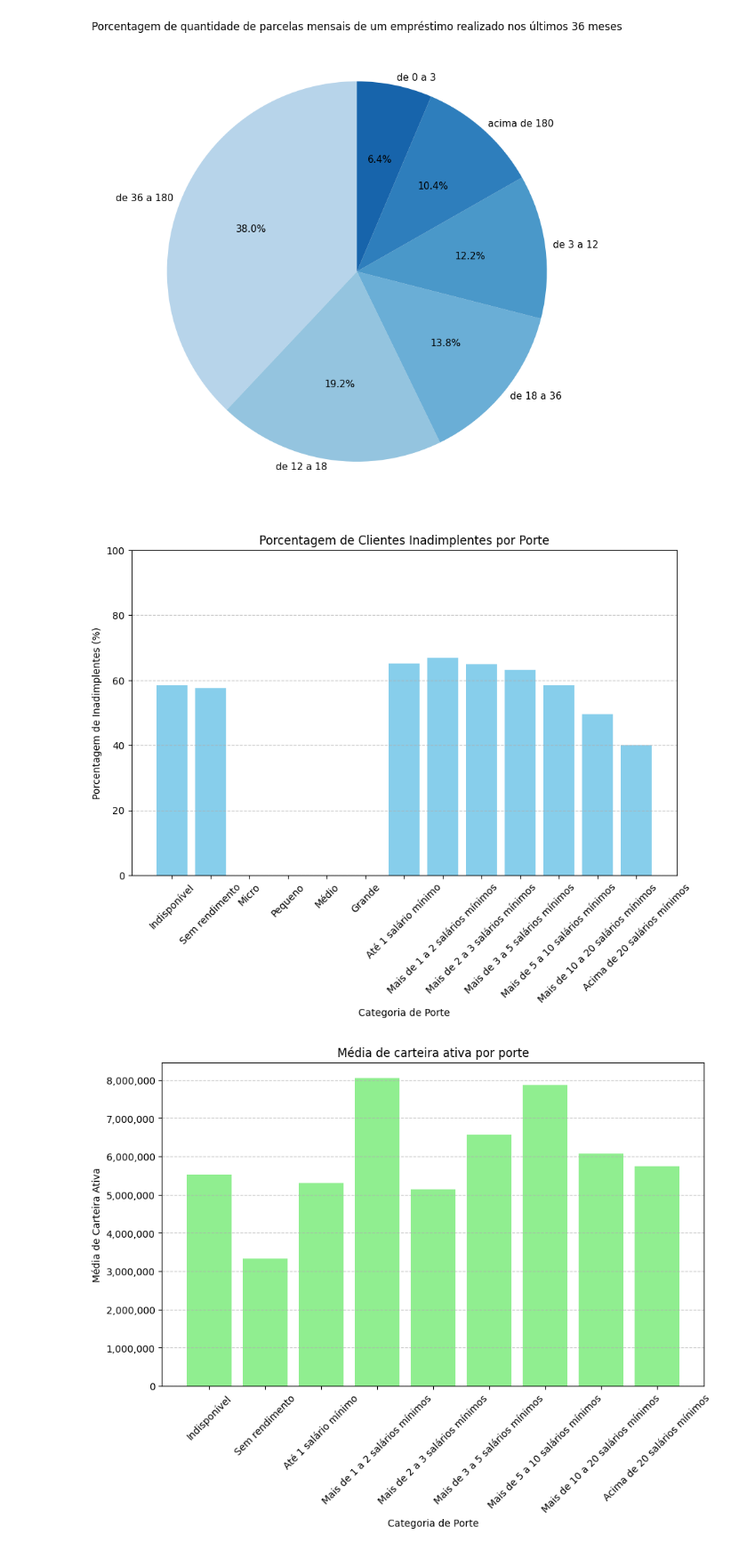
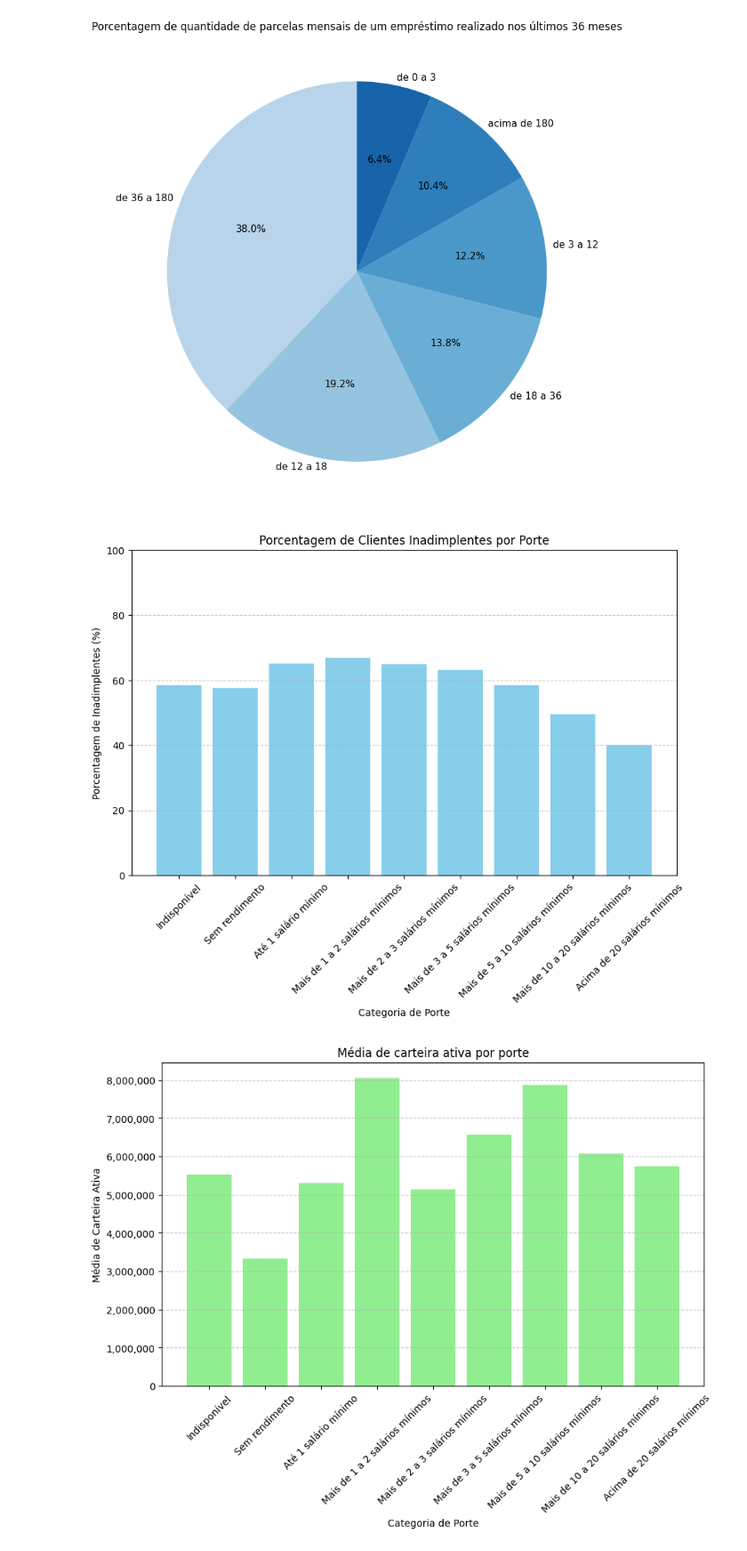
Before and after one commit to AutoProvision/market-analysis.notebook, a Jupyter notebook: analysis_pf.ipynb, the cells around one changed output. Shown: that part at 89% size. Cells and saved outputs as stored; diff of their text form; code cells hidden in the pictures.

Commit message:
dropna que faltou

```diff
--- a/analysis_pf.ipynb
+++ b/analysis_pf.ipynb
@@ -89,35 +89,35 @@ ordem = [
     "Grande",
     "Até 1 salário mínimo",
     "Mais de 1 a 2 salários mínimos",
     "Mais de 2 a 3 salários mínimos",
     "Mais de 3 a 5 salários mínimos",
     "Mais de 5 a 10 salários mínimos",
     "Mais de 10 a 20 salários mínimos",
     "Acima de 20 salários mínimos"
 ]
 
 inadimplentes_por_porte = pd.Series(
     inadimplentes_por_porte.values,
     index=inadimplentes_por_porte.index,
     dtype="category"
 )
 
 inadimplentes_por_porte = inadimplentes_por_porte.reindex(ordem)
 
-inadimplentes_por_porte = inadimplentes_por_porte[inadimplentes_por_porte != 0]
+inadimplentes_por_porte = inadimplentes_por_porte.dropna()
 
 plt.figure(figsize=(10, 6))
 plt.bar(inadimplentes_por_porte.index, inadimplentes_por_porte.values, color='skyblue')
 plt.title('Porcentagem de Clientes Inadimplentes por Porte')
 plt.xlabel('Categoria de Porte')
 plt.ylabel('Porcentagem de Inadimplentes (%)')
 plt.xticks(rotation=45)
 plt.ylim(0, 100)
 plt.grid(axis='y', linestyle='--', alpha=0.7)
 
 plt.show()
 # %% [output]
-[figure, old version]
+[figure, new version]
 # %%
 carteira_ativa_por_porte = df.groupby('ct_porte')['vl_carteira_ativa'].mean()
 
```
Also changed, not shown: 1 other file.
